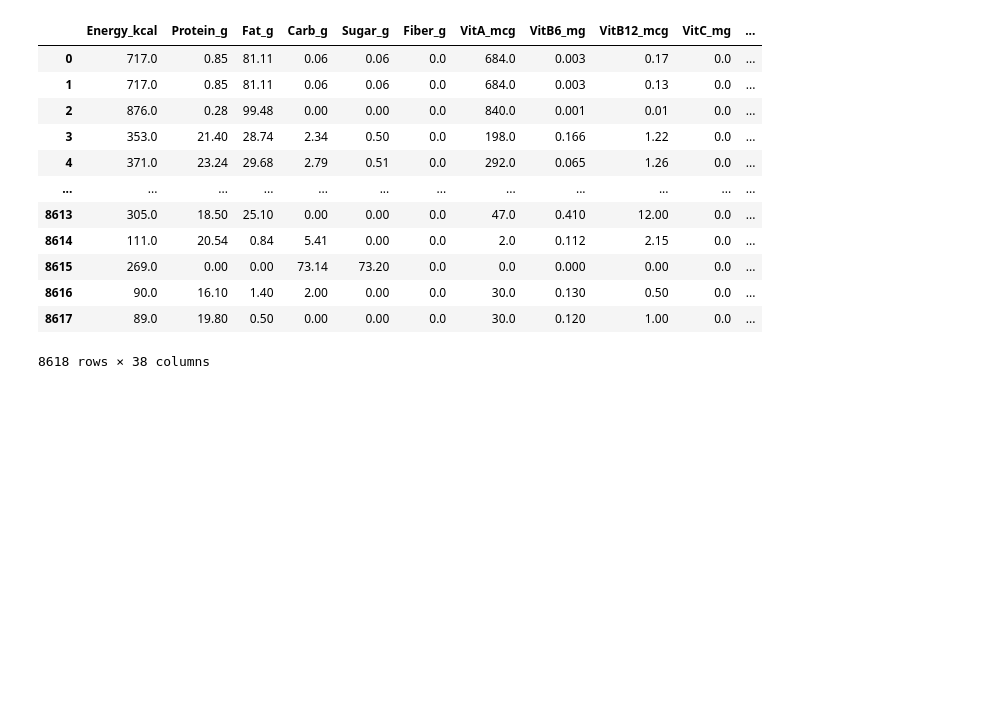
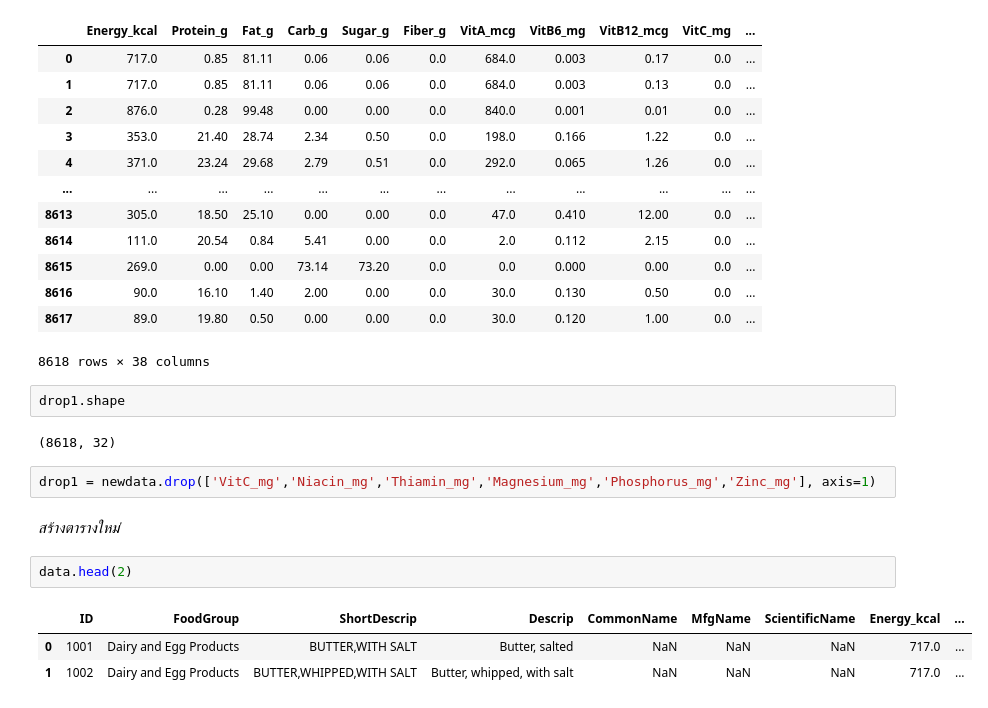
Before and after one commit to Jennapa-colab/multivariate, a Jupyter notebook: Chapter3(ต่อ)_example.ipynb, the cells around one changed output. Drawn from its saved outputs; the diff is of its cells as text; blank space fills up the shorter version.

```diff
--- a/Chapter3(ต่อ)_example.ipynb
+++ b/Chapter3(ต่อ)_example.ipynb
@@ -193,3 +193,17 @@ newdata.drop(newdata.columns[newdata.columns.str.contains('27',)].values, axis=1
 | 8616 | 90.0 | 16.10 | 1.40 | 2.00 | 0.00 | 0.0 | 30.0 | 0.130 | 0.50 | 0.0 | ... |
 | 8617 | 89.0 | 19.80 | 0.50 | 0.00 | 0.00 | 0.0 | 30.0 | 0.120 | 1.00 | 0.0 | ... |
 8618 rows × 38 columns
+# %%
+drop1.shape
+# %% [output]
+(8618, 32)
+# %%
+drop1 = newdata.drop(['VitC_mg','Niacin_mg','Thiamin_mg','Magnesium_mg','Phosphorus_mg','Zinc_mg'], axis=1)
+# %% [markdown]
+*สร้างตารางใหม่*
+# %%
+data.head(2)
+# %% [output]
+|  | ID | FoodGroup | ShortDescrip | Descrip | CommonName | MfgName | ScientificName | Energy_kcal | ... |
+| 0 | 1001 | Dairy and Egg Products | BUTTER,WITH SALT | Butter, salted | NaN | NaN | NaN | 717.0 | ... |
+| 1 | 1002 | Dairy and Egg Products | BUTTER,WHIPPED,WITH SALT | Butter, whipped, with salt | NaN | NaN | NaN | 717.0 | ... |
```
Also changed, not shown: parts of 19 cells of this notebook.
